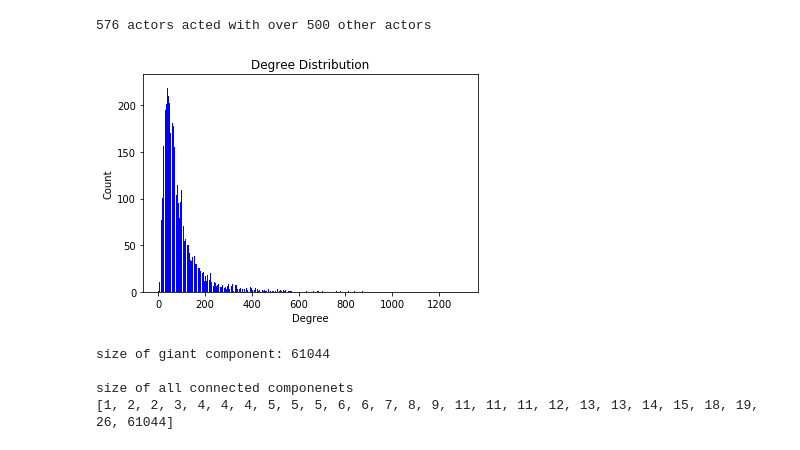
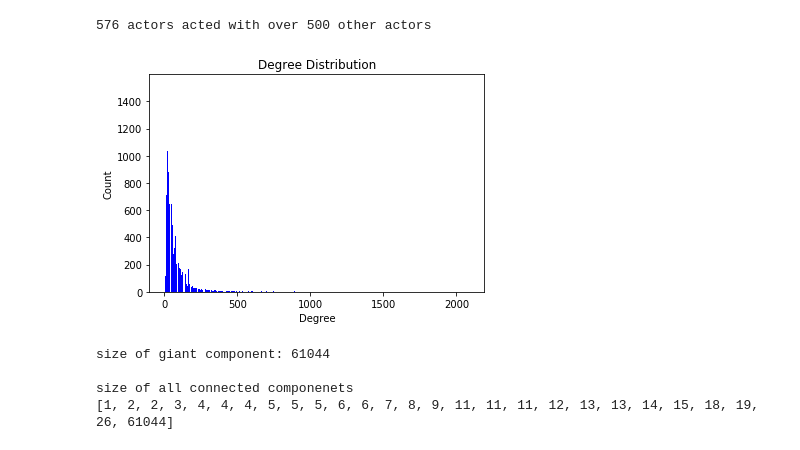
Before and after one commit to LukaAvbreht/Social_graphs, a Jupyter notebook: project/actor_network_analysis.ipynb, the cells around one changed output. Drawn from its saved outputs; the diff is of its cells as text; code cells hidden in the pictures.

```diff
--- a/project/actor_network_analysis.ipynb
+++ b/project/actor_network_analysis.ipynb
@@ -45,19 +45,19 @@ print(str(degree_over_500) + ' actors acted with over 500 other actors')
 # %% [output]
 576 actors acted with over 500 other actors
 # %%
-degree_sequence = sorted([d for n, d in G.degree()], reverse=True)
+degree_sequence = sorted([d for n, d in g.degree()], reverse=True)
 degreeCount = Counter(degree_sequence)
 deg, cnt = zip(*degreeCount.items())
 
 fig, ax = plt.subplots()
 plt.bar(deg, cnt, width=0.80, color='b')
 
 plt.title("Degree Distribution")
 plt.ylabel("Count")
 plt.xlabel("Degree")
 plt.show()
 # %% [output]
-[figure, old version]
+[figure, new version]
 # %%
 gc = max(nx.connected_components(g), key=len)
 print('size of giant component:', len(gc))
```
Also changed, not shown: parts of 6 cells of this notebook, 2 other files.
